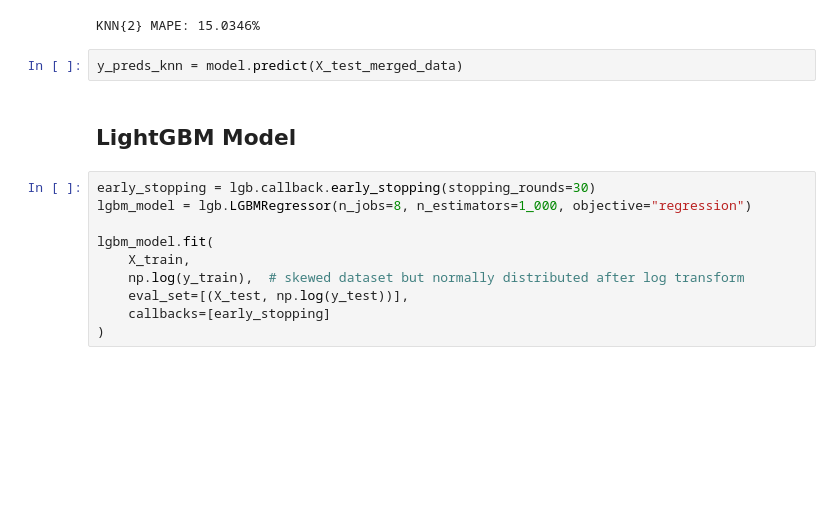
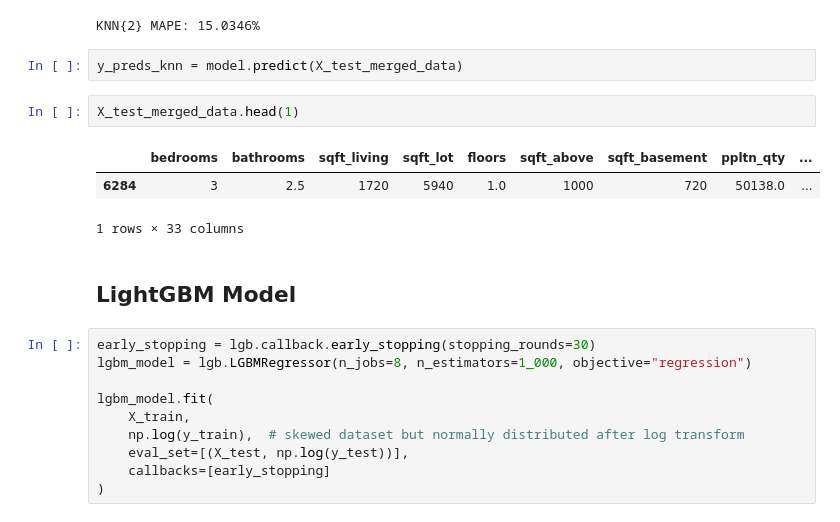
Before and after one commit to ryangooch/sound-realty, a Jupyter notebook: notebooks/model_training.ipynb, the cells around one changed output. Cells and saved outputs as stored; diff of their text form; blank space fills up the shorter version.

```diff
--- a/notebooks/model_training.ipynb
+++ b/notebooks/model_training.ipynb
@@ -99,6 +99,12 @@ print(f"KNN{{2}} MAPE: {mean_absolute_percentage_error(y, y_preds_knn)*100:.4f}%
 KNN{2} MAPE: 15.0346%
 # %%
 y_preds_knn = model.predict(X_test_merged_data)
+# %%
+X_test_merged_data.head(1)
+# %% [output]
+|  | bedrooms | bathrooms | sqft_living | sqft_lot | floors | sqft_above | sqft_basement | ppltn_qty | ... |
+| 6284 | 3 | 2.5 | 1720 | 5940 | 1.0 | 1000 | 720 | 50138.0 | ... |
+1 rows × 33 columns
 # %% [markdown]
 ## LightGBM Model
 # %%
```
Also changed, not shown: parts of 1 cell of this notebook.
